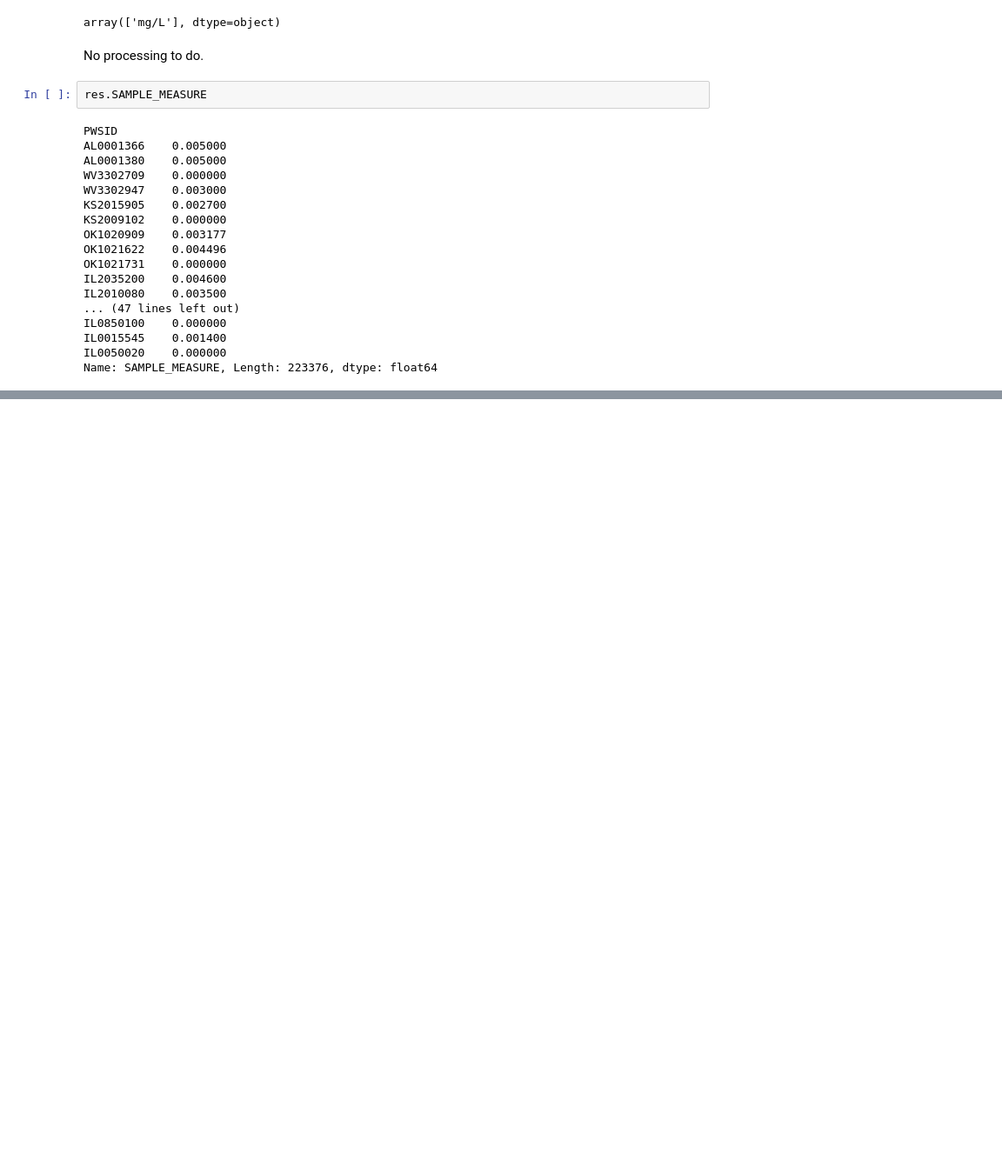
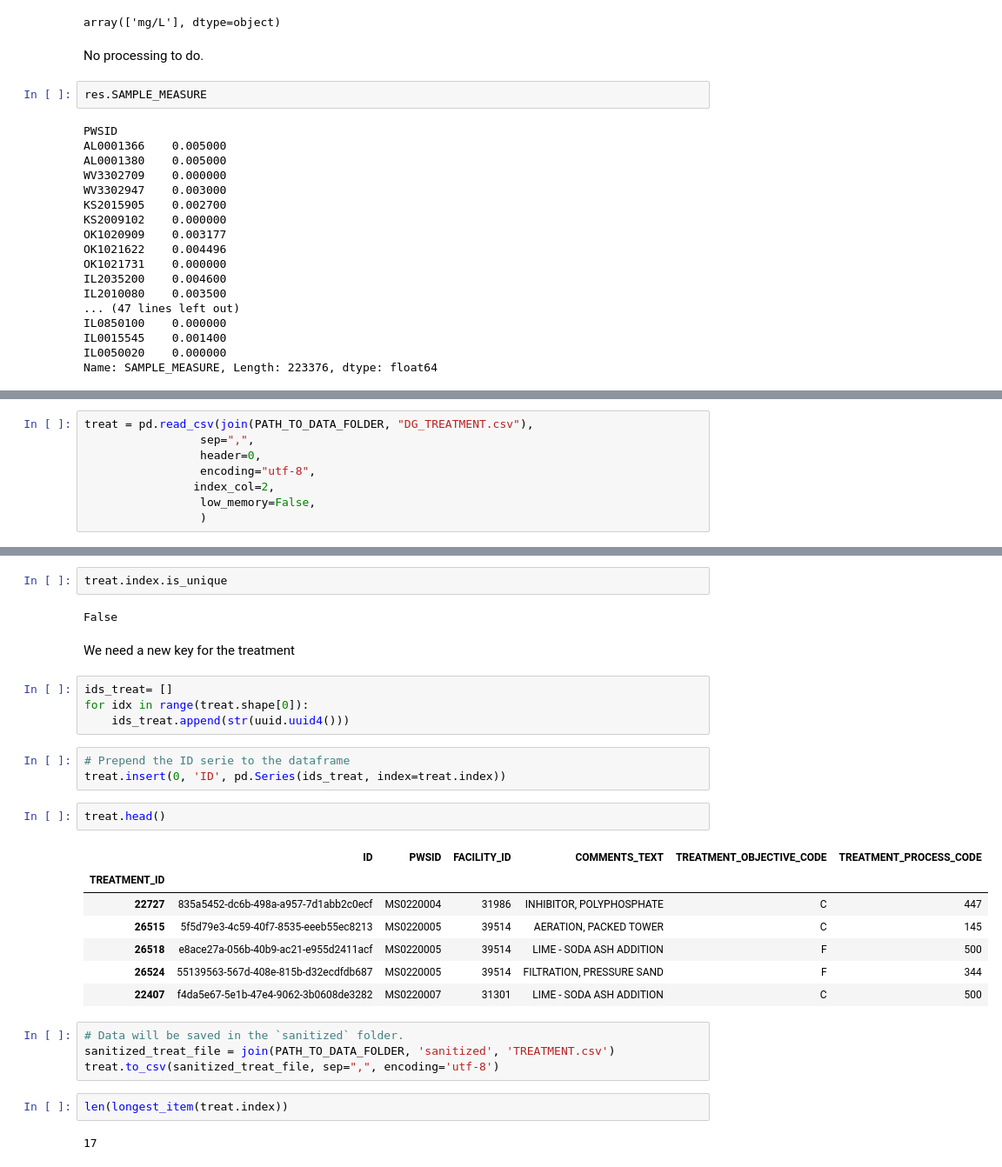
Before and after one commit to codeforboston/safe-water, a Jupyter notebook: csv_pre_processing_for_DB_integration.ipynb, the cells around one changed output, grey strips where cells are left out. Shown at 87% size. Cells and saved outputs as stored; diff of their text form; blank space fills up the shorter version.

Commit message:
add: TREATMENT Table

```diff
--- a/csv_pre_processing_for_DB_integration.ipynb
+++ b/csv_pre_processing_for_DB_integration.ipynb
@@ -784,0 +797,8 @@ Name: SAMPLE_MEASURE, Length: 223376, dtype: float64
+# %%
+treat = pd.read_csv(join(PATH_TO_DATA_FOLDER, "DG_TREATMENT.csv"),
+                 sep=",",
+                 header=0,
+                 encoding="utf-8",
+                index_col=2,
+                 low_memory=False,
+                 )
@@ -784,0 +841,31 @@ Name: SAMPLE_MEASURE, Length: 223376, dtype: float64
+# %%
+treat.index.is_unique
+# %% [output]
+False
+# %% [markdown]
+We need a new key for the treatment
+# %%
+ids_treat= []
+for idx in range(treat.shape[0]):
+    ids_treat.append(str(uuid.uuid4()))
+# %%
+# Prepend the ID serie to the dataframe
+treat.insert(0, 'ID', pd.Series(ids_treat, index=treat.index))
+# %%
+treat.head()
+# %% [output]
+|  | ID | PWSID | FACILITY_ID | COMMENTS_TEXT | TREATMENT_OBJECTIVE_CODE | TREATMENT_PROCESS_CODE |
+| TREATMENT_ID |  |  |  |  |  |  |
+| 22727 | 835a5452-dc6b-498a-a957-7d1abb2c0ecf | MS0220004 | 31986 | INHIBITOR, POLYPHOSPHATE | C | 447 |
+| 26515 | 5f5d79e3-4c59-40f7-8535-eeeb55ec8213 | MS0220005 | 39514 | AERATION, PACKED TOWER | C | 145 |
+| 26518 | e8ace27a-056b-40b9-ac21-e955d2411acf | MS0220005 | 39514 | LIME - SODA ASH ADDITION | F | 500 |
+| 26524 | 55139563-567d-408e-815b-d32ecdfdb687 | MS0220005 | 39514 | FILTRATION, PRESSURE SAND | F | 344 |
+| 22407 | f4da5e67-5e1b-47e4-9062-3b0608de3282 | MS0220007 | 31301 | LIME - SODA ASH ADDITION | C | 500 |
+# %%
+# Data will be saved in the `sanitized` folder.
+sanitized_treat_file = join(PATH_TO_DATA_FOLDER, 'sanitized', 'TREATMENT.csv')
+treat.to_csv(sanitized_treat_file, sep=",", encoding='utf-8')
+# %%
+len(longest_item(treat.index))
+# %% [output]
+17
```
Also changed, not shown: parts of 11 cells of this notebook, 1 other file.
